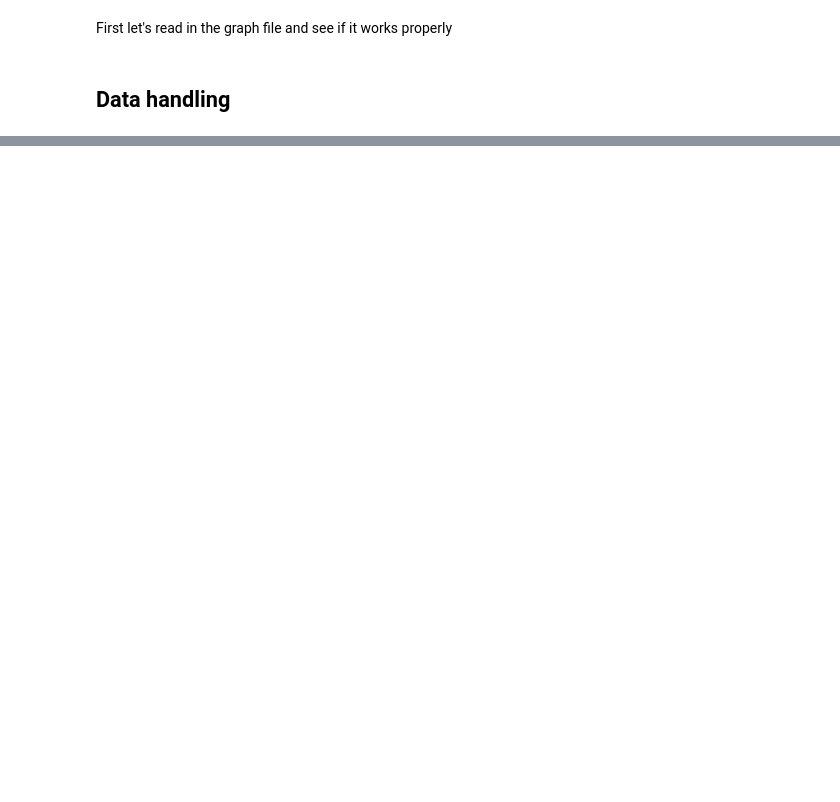
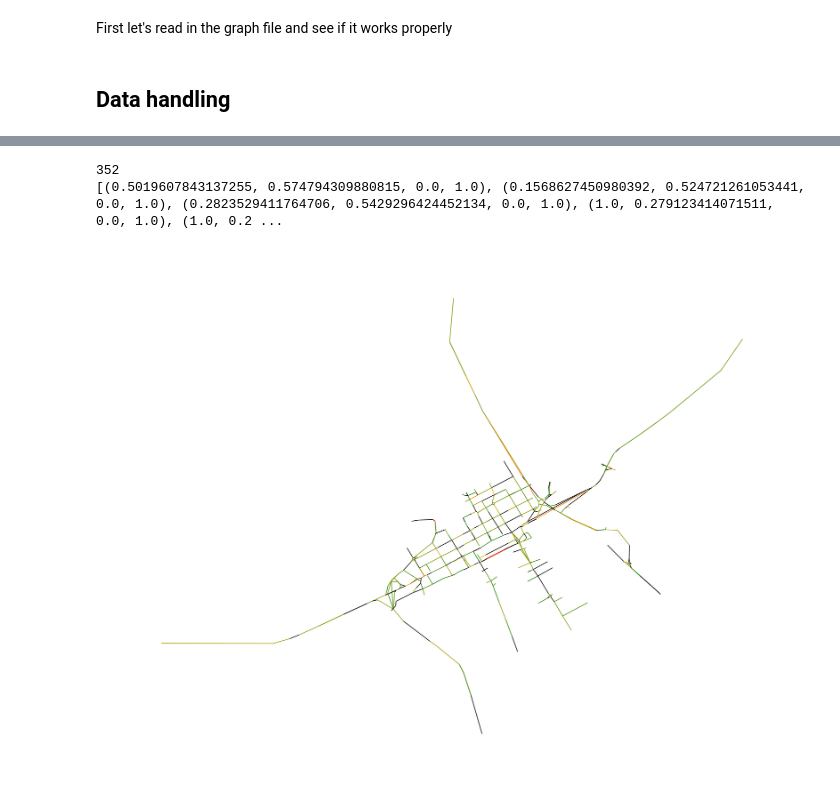
Before and after one commit to Nemesaaa/Projectlab, a Jupyter notebook: gnn.ipynb, the cells around one changed output, grey strips where cells are left out. Saved outputs shown, nothing was run; the diff lists cells and outputs as text; code cells hidden in the pictures; blank space fills up the shorter version.

```diff
--- a/gnn.ipynb
+++ b/gnn.ipynb
@@ -104,6 +108,9 @@ Data(x=[413, 2], edge_index=[2, 504], edge_attr=[504, 1])
 G2 = add_edge_features_from_xml(G1,'gyor_forg_15_min.xml',"10800.00")
 G3 = add_edge_features_from_xml(G1,'gyor_forg_15_min.xml',"9000.00")
 data_training = nx_to_pyg(G2)
+
+data = torch.load('data.pth')
+
 
 class GNN(nn.Module):
     def __init__(self, edge_dim, hidden_dim1, hidden_dim2, hidden_dim3, hidden_dim4, hidden_dim5, hidden_dim6, hidden_dim7, hidden_dim8):
@@ -175,7 +182,7 @@ model = GNN(edge_dim, hidden_dim1, hidden_dim2, hidden_dim3, hidden_dim4, hidden
 criterion = nn.MSELoss()
 optimizer = torch.optim.Adam(model.parameters(), lr=0.005)
 
-num_epochs = 10000
+num_epochs = 1000
 losses = np.zeros(num_epochs)
 for epoch in range(num_epochs):
     model.train()
@@ -194,0 +284,13 @@ for epoch in range(num_epochs):
+# %%
+losses_epoch_plot(losses,False,'asd')
+
+N = num_edges_to_hide
+print(N)
+difference = np.zeros(N)
+for i in range(N):
+    if output[edges_to_hide][i]<0:
+        output[edges_to_hide][i] = 0
+    difference[i] = max_value * float(abs(output[edges_to_hide][i] - data_testing.edge_attr[edges_to_hide][i]))
+    #print(output[edges_to_hide][i])
+enhanced_histogram(difference, bins=30, save=False, save_name='enhanced_histogram.png')
+print(difference)
@@ -194,0 +318,60 @@ for epoch in range(num_epochs):
+# %%
+def plot_graph_weight(G):
+    plt.figure(figsize=(16,12))
+    pos = nx.get_node_attributes(G, 'pos')
+    N = num_edges_to_hide
+    print(N)
+    difference = np.zeros(N)
+    for i in range(N):
+        if output[edges_to_hide][i]<0:
+            output[edges_to_hide][i] = 0
+        difference[i] = max_value * float(abs(output[edges_to_hide][i] - data_testing.edge_attr[edges_to_hide][i]))
+
+    maxdiff = max(difference)
+
+    cmap = matplotlib.colors.LinearSegmentedColormap.from_list("", ["green","orange", "red"])
+    colors = [cmap(c/maxdiff) for c in difference]
+
+    print(colors)
+
+    edge_colors = {edge: 'black' for edge in G.edges()}
+
+
+    edges_to_color_edges = []
+    edges=list(G2.edges())
+    edges_to_color_by_id=[]
+
+    for i in edges_to_hide:
+        edges_to_color_edges.append(edges[i])
+    for i in edges_to_color_edges:
+        edges_to_color_by_id.append(G2.edges[i]['edge_id'])
+
+    colorindexiter=0
+    for edge in G.edges():
+        edge_id = G.edges[edge]['edge_id']
+
+
+        if edge_id in edges_to_color_by_id:
+
+            edge_colors[edge] = colors[colorindexiter]
+            colorindexiter+=1
+
+    nx.set_edge_attributes(G, edge_colors, 'color')
+
+    edge_color_values = [G[u][v]['color'] for u, v in G.edges()]
+    options = {
+
+
+        "width": 1,
+        "edge_cmap": plt.cm.Blues,
+        "with_labels": False,
+    }
+    nx.draw(G, pos, **options, edge_color=edge_color_values, node_size=0)
+
+    plt.show()
+
+plot_graph_weight(G2)
+# %% [output]
+352
+[(0.5019607843137255, 0.574794309880815, 0.0, 1.0), (0.1568627450980392, 0.524721261053441, 0.0, 1.0), (0.2823529411764706, 0.5429296424452134, 0.0, 1.0), (1.0, 0.279123414071511, 0.0, 1.0), (1.0, 0.2 ...
+[figure, added]
```
Also changed, not shown: parts of 8 cells of this notebook.
